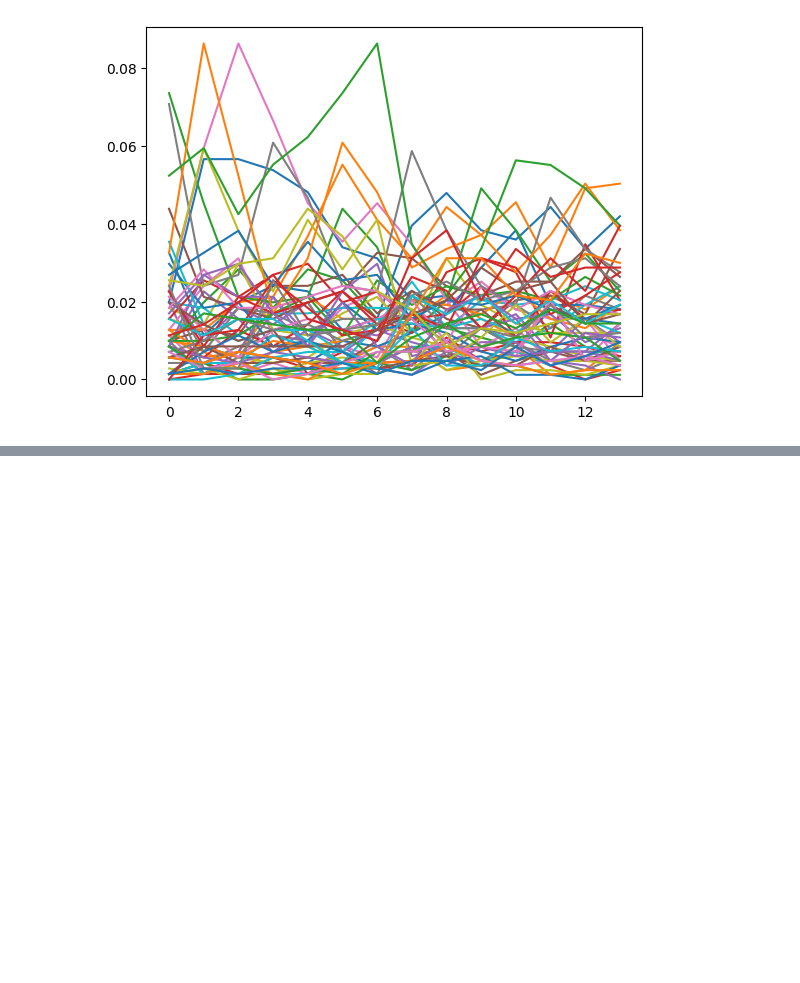
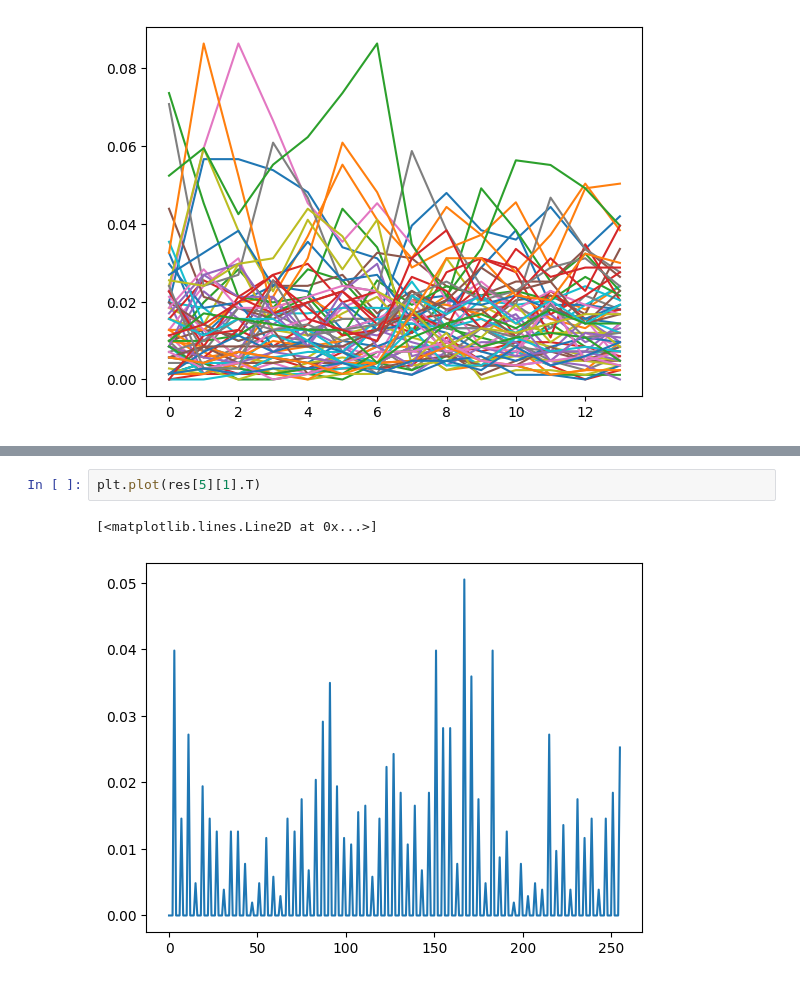
Before and after one commit to Adelaide-ReXIL/XV_prelim, a Jupyter notebook: Code/clinicalLBP.ipynb, the cells around one changed output, grey strips where cells are left out. Drawn from its saved outputs; the diff is of its cells as text; blank space fills up the shorter version.

```diff
--- a/Code/clinicalLBP.ipynb
+++ b/Code/clinicalLBP.ipynb
@@ -249,0 +259,5 @@ for _,row in df.iterrows():
+# %%
+plt.plot(res[5][1].T)
+# %% [output]
+[<matplotlib.lines.Line2D at 0x...>]
+[figure, added]
```
Also changed, not shown: parts of 5 cells of this notebook, 1 other file.
